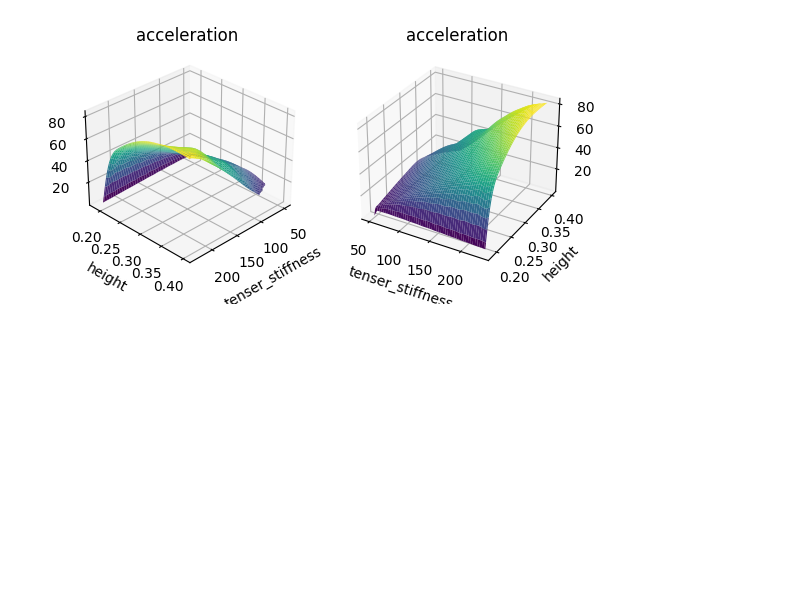
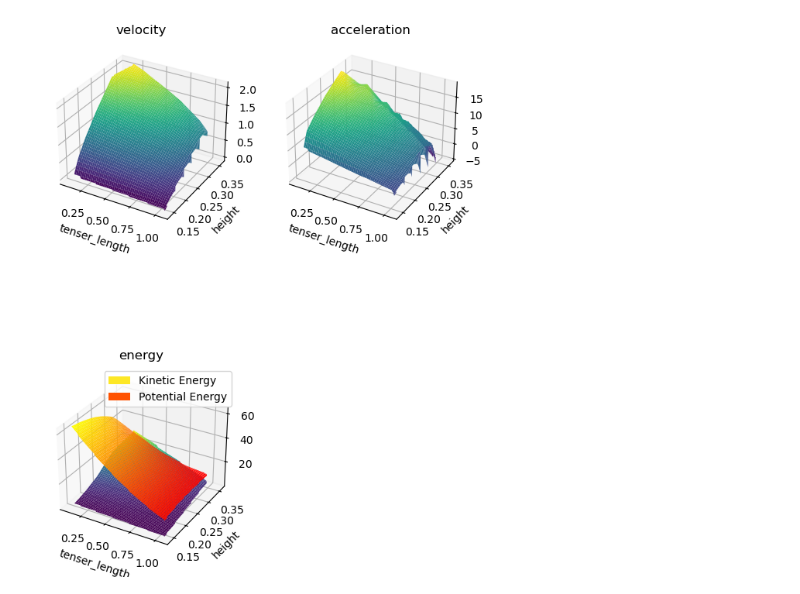
Before and after one commit to yinfanyi/hopper, a Jupyter notebook: hopper_experiment.ipynb, the cells around one changed output. Saved outputs shown, nothing was run; the diff lists cells and outputs as text; code cells hidden in the pictures; blank space fills up the shorter version.

```diff
--- a/hopper_experiment.ipynb
+++ b/hopper_experiment.ipynb
@@ -7,7 +7,7 @@ from scipy.interpolate import griddata
 import mujoco as mj
 import multiprocessing
 # %%
-xml_path = "./xml/hopper1/scene2.xml"
+xml_path = "./xml/hopper1/scene.xml"
 # 储存所有数据的列表，不同批次的实验使用不同的二维列表
 class AllData:
     def __init__(self) -> None:
@@ -19,6 +19,7 @@ class AllData:
         self.all_cm_velocity_datas = []
         self.all_cm_acceleration_datas = []
         self.all_tenser_stiffness_datas = []
+        self.all_tenser_length_datas = []
 # %% [markdown]
 ## 改变弹簧刚度实验
 改变弹簧刚度，从50加到400，测试
@@ -26,8 +36,8 @@ class AllData:
 # %%
-num_of_test = 20 # 试验次数
+num_of_test = 30 # 试验次数
 
 def task(queue, i):
-    xml_path = "./xml/hopper1/scene2.xml"
+    xml_path = "./xml/hopper1/scene.xml"
     sim = Hopper1(xml_path)
     sim.model.tendon_stiffness[0] = 50 + i * 20
     print(f'第{i+1}次实验，弹簧刚度为{sim.model.tendon_stiffness[0]}。\n')
@@ -35,7 +45,7 @@ def task(queue, i):
     sim.is_plot_data = False
     sim.is_save_data = False
     sim.is_save_image = False
-    sim.simend = 1.5
+    sim.simend = 2.0
     sim.Hz = 30
     sim.reset()
     sim.simulate()
@@ -125,30 +252,87 @@ plt.show()
 # %%
+# 剔除None的数据
+# 速度
 y = [item for sublist in allData.all_cm_height_datas for item in sublist]
-x = [item for sublist in allData.all_tenser_stiffness_datas for item in sublist]
-z = [item for sublist in allData.all_cm_acceleration_datas for item in sublist]
-# 剔除None的数据
+z = [item for sublist in allData.all_cm_velocity_datas for item in sublist]
+x = [item for sublist in allData.all_tenser_length_datas for item in sublist]
+
 indices_to_exclude = []
 for index, item in enumerate(z):
     if item is None:
         indices_to_exclude.append(index)
 x = np.delete(x, indices_to_exclude)
 y = np.delete(y, indices_to_exclude)
 z = np.delete(z, indices_to_exclude)
 
 X, Y = np.meshgrid(np.linspace(x.min(), x.max(), 100), np.linspace(y.min(), y.max(), 100))
-Z = griddata((x, y), z, (X, Y), method='cubic')
-fig = plt.figure()
-ax1 = fig.add_subplot(121, projection='3d')
+Z = griddata((x, y), z, (X, Y), method='linear')
+fig = plt.figure(figsize=(7, 10))
+ax1 = fig.add_subplot(221, projection='3d')
 ax1.plot_surface(X, Y, Z, cmap='viridis')
-ax1.set_xlabel('tenser_stiffness')
+ax1.set_xlabel('tenser_length')
+ax1.set_ylabel('height')
+ax1.set_title('velocity')
+# 加速度
+y = [item for sublist in allData.all_cm_height_datas for item in sublist]
+x = [item for sublist in allData.all_tenser_length_datas for item in sublist]
+z = [item for sublist in allData.all_cm_acceleration_datas for item in sublist]
+
+indices_to_exclude = []
+for index, item in enumerate(z):
+    if item is None:
+        indices_to_exclude.append(index)
+x = np.delete(x, indices_to_exclude)
+y = np.delete(y, indices_to_exclude)
+z = np.delete(z, indices_to_exclude)
+
+X, Y = np.meshgrid(np.linspace(x.min(), x.max(), 100), np.linspace(y.min(), y.max(), 100))
+Z = griddata((x, y), z, (X, Y), method='linear')
+ax1 = fig.add_subplot(222, projection='3d')
+ax1.plot_surface(X, Y, Z, cmap='viridis')
+ax1.set_xlabel('tenser_length')
 ax1.set_ylabel('height')
 ax1.set_title('acceleration')
-ax1.view_init(elev=30, azim=45)
-ax2 = fig.add_subplot(122, projection='3d')
-ax2.plot_surface(X, Y, Z, cmap='viridis')
-ax2.set_xlabel('tenser_stiffness')
-ax2.set_ylabel('height')
-ax2.set_title('acceleration')
+# ax1.view_init(elev=30, azim=45)
+
+# 动能
+y = [item for sublist in allData.all_cm_height_datas for item in sublist]
+x = [item for sublist in allData.all_tenser_length_datas for item in sublist]
+z = [item for sublist in allData.all_kinetic_energy_datas for item in sublist]
+
+indices_to_exclude = []
+for index, item in enumerate(z):
+    if item is None:
+        indices_to_exclude.append(index)
+x = np.delete(x, indices_to_exclude)
+y = np.delete(y, indices_to_exclude)
+z = np.delete(z, indices_to_exclude)
+
+X_kinetic, Y_kinetic = np.meshgrid(np.linspace(x.min(), x.max(), 100), np.linspace(y.min(), y.max(), 100))
+Z_kinetic = griddata((x, y), z, (X, Y), method='linear')
+
+# 势能
+y = [item for sublist in allData.all_cm_height_datas for item in sublist]
+x = [item for sublist in allData.all_tenser_length_datas for item in sublist]
+z = [item for sublist in allData.all_potential_energy_datas for item in sublist]
+
+indices_to_exclude = []
+for index, item in enumerate(z):
+    if item is None:
+        indices_to_exclude.append(index)
+x = np.delete(x, indices_to_exclude)
+y = np.delete(y, indices_to_exclude)
+z = np.delete(z, indices_to_exclude)
+
+X_potential, Y_potential = np.meshgrid(np.linspace(x.min(), x.max(), 100), np.linspace(y.min(), y.max(), 100))
+Z_potential = griddata((x, y), z, (X, Y), method='cubic')
+ax1 = fig.add_subplot(223, projection='3d')
+ax1.plot_surface(X_kinetic, Y_kinetic, Z_kinetic, cmap='viridis', label='Kinetic Energy')
+ax1.plot_surface(X_potential, Y_potential, Z_potential, cmap='autumn', label='Potential Energy')
+plt.legend()
+ax1.set_xlabel('tenser_length')
+ax1.set_ylabel('height')
+ax1.set_title('energy')
+plt.tight_layout()
 plt.show()
 # %% [output]
-[figure, old version]
+[figure, new version]
```
Also changed, not shown: parts of 11 cells of this notebook, 9 other files.
